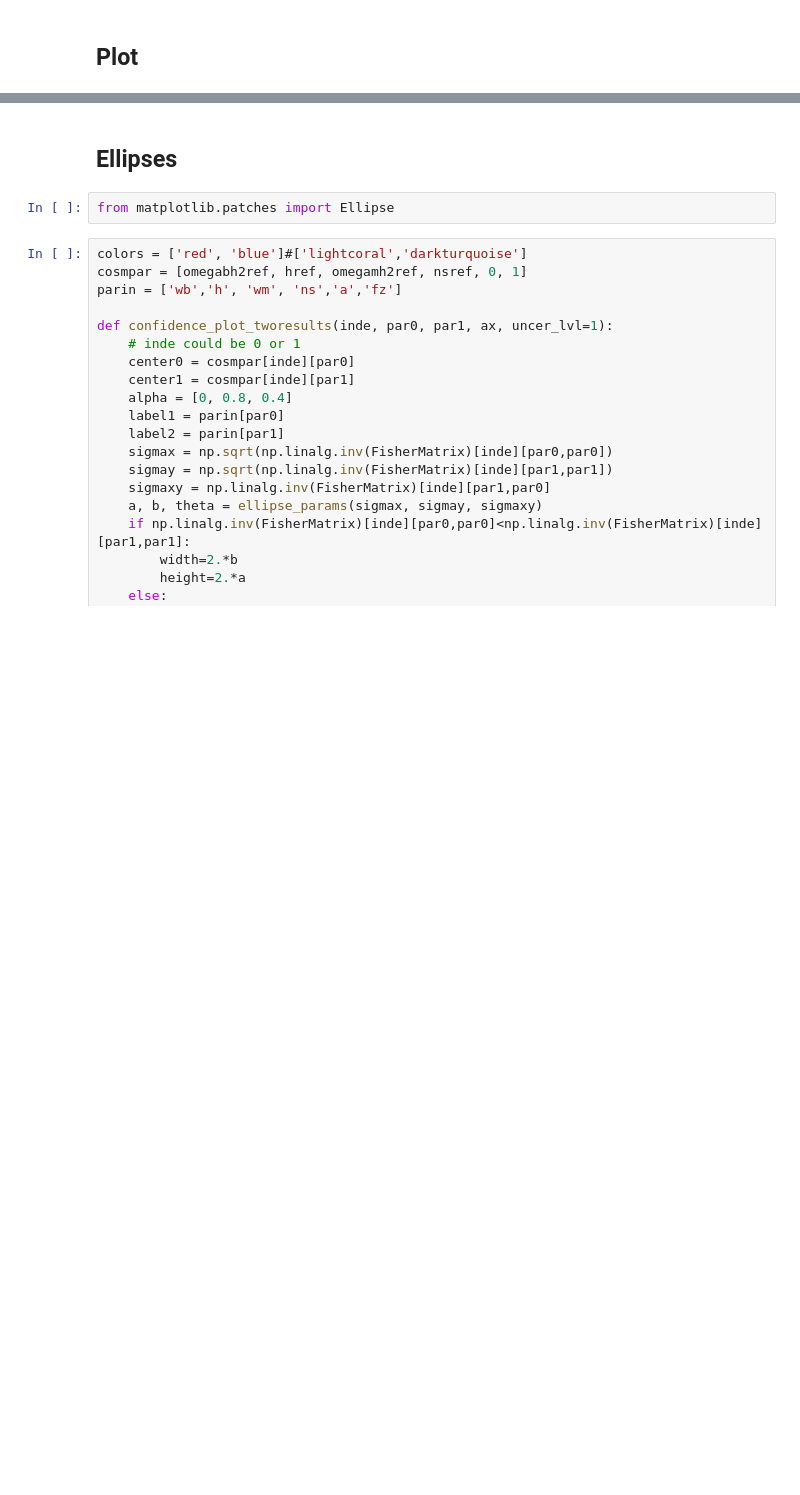
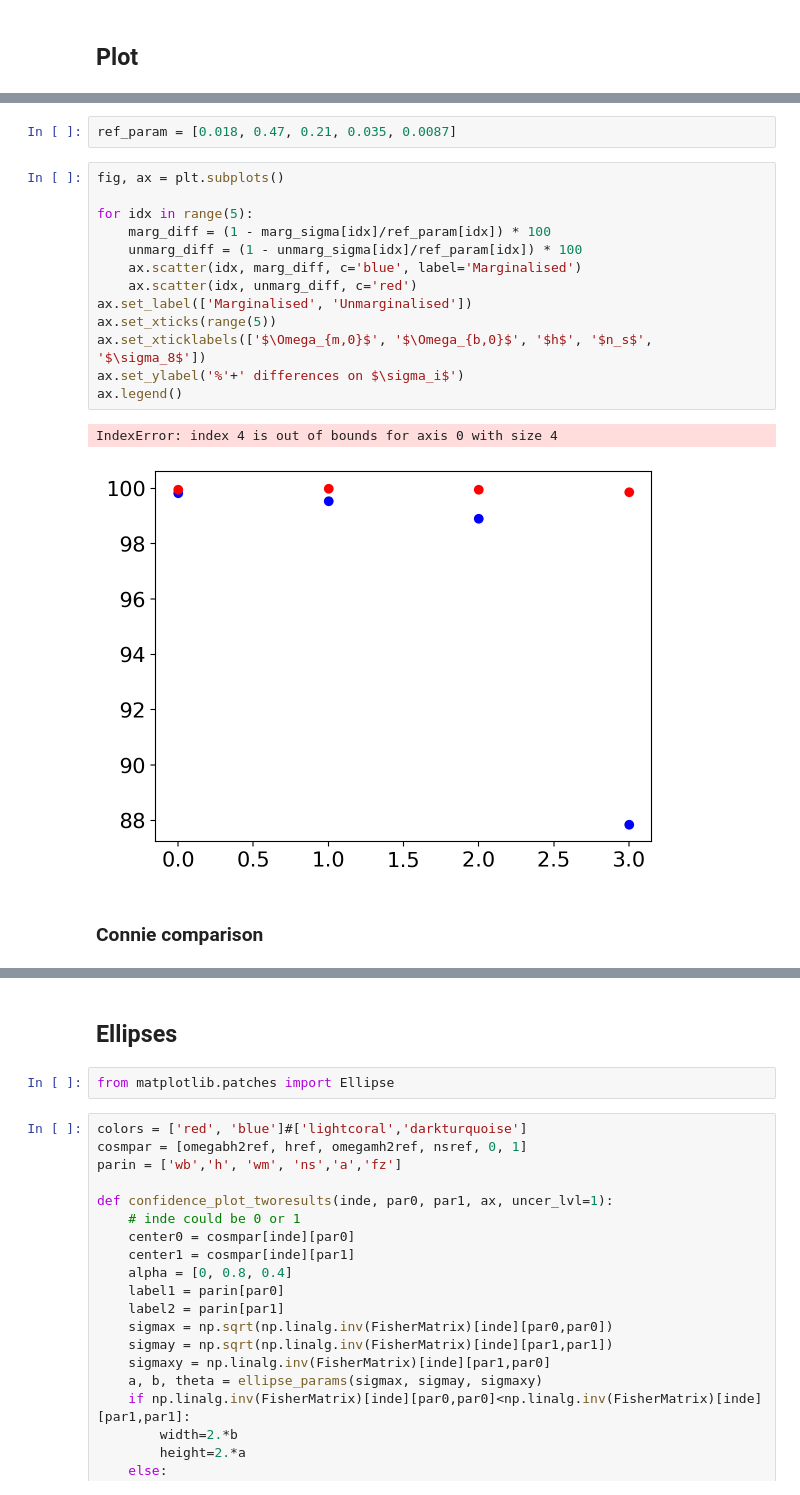
Before and after one commit to vPedreros/dfi-summer-2023, a Jupyter notebook: summer_nb.ipynb, the cells around one changed output, grey strips where cells are left out. Saved outputs shown, nothing was run; the diff lists cells and outputs as text; blank space fills up the shorter version.

```diff
--- a/summer_nb.ipynb
+++ b/summer_nb.ipynb
@@ -871,0 +895,20 @@ array([ 1.94604562e-12,  4.70687346e-06, -2.38737594e-08,  7.75516130e-08,
+# %%
+ref_param = [0.018, 0.47, 0.21, 0.035, 0.0087]
+# %%
+fig, ax = plt.subplots()
+
+for idx in range(5):
+    marg_diff = (1 - marg_sigma[idx]/ref_param[idx]) * 100
+    unmarg_diff = (1 - unmarg_sigma[idx]/ref_param[idx]) * 100
+    ax.scatter(idx, marg_diff, c='blue', label='Marginalised')
+    ax.scatter(idx, unmarg_diff, c='red')
+ax.set_label(['Marginalised', 'Unmarginalised'])
+ax.set_xticks(range(5))
+ax.set_xticklabels(['$\Omega_{m,0}$', '$\Omega_{b,0}$', '$h$', '$n_s$', '$\sigma_8$'])
+ax.set_ylabel('%'+' differences on $\sigma_i$')
+ax.legend()
+# %% [output]
+IndexError: index 4 is out of bounds for axis 0 with size 4
+[figure, added]
+# %% [markdown]
+### Connie comparison
```
Also changed, not shown: parts of 21 cells of this notebook.
